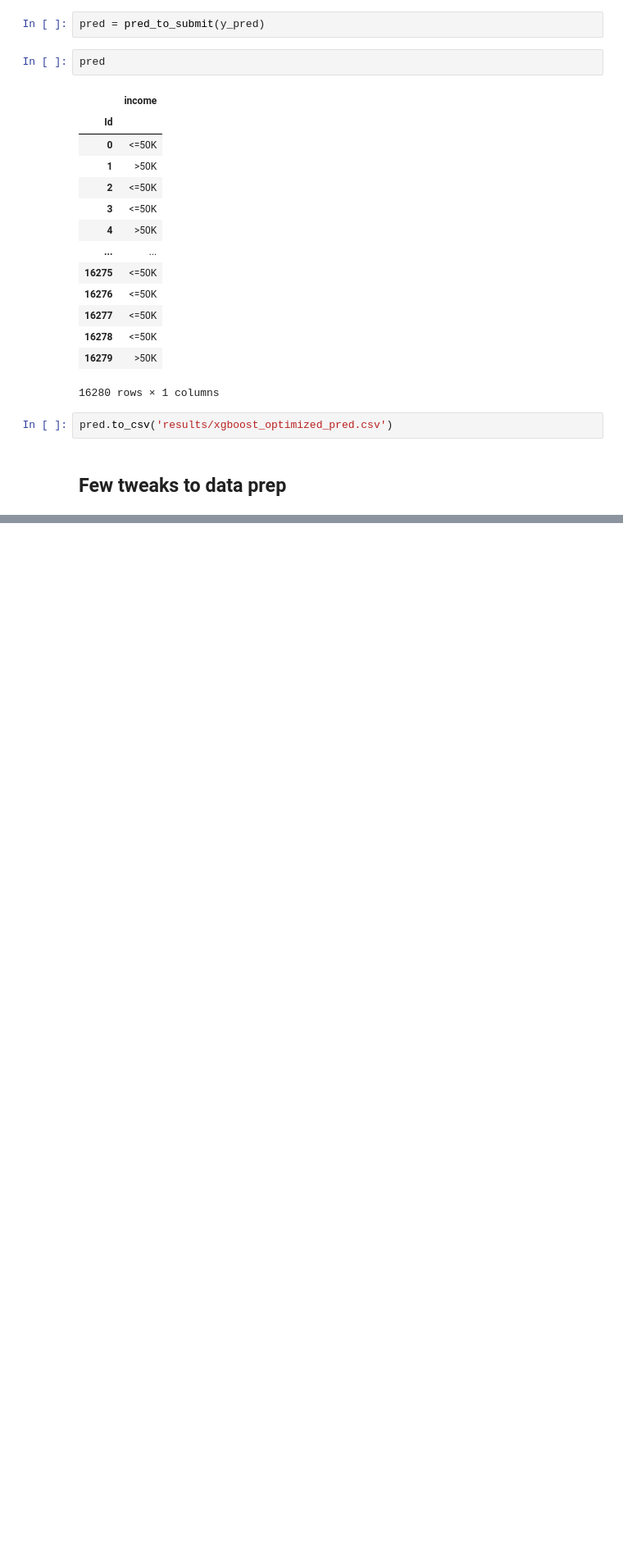
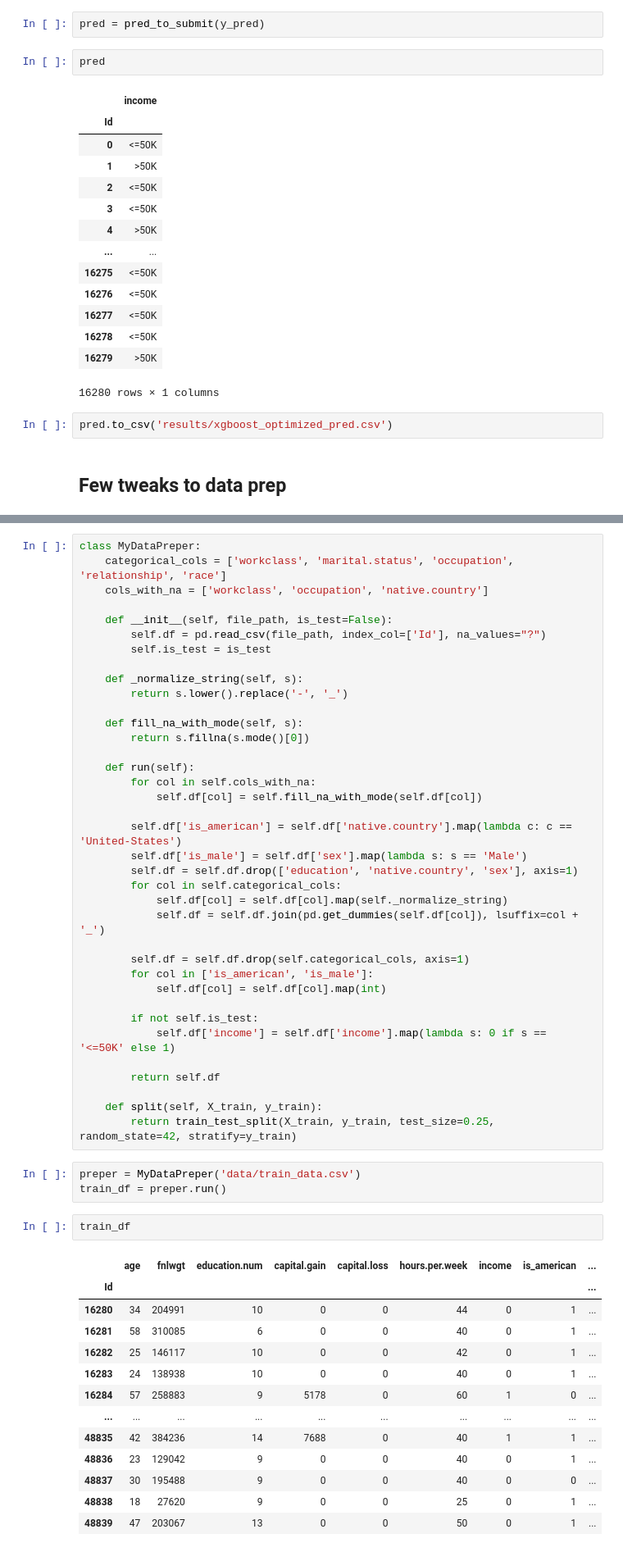
Before and after one commit to LRAbbade/adult_classifier, a Jupyter notebook: train.ipynb, the cells around one changed output, grey strips where cells are left out. Shown at 82% size. Drawn from its saved outputs; the diff is of its cells as text; blank space fills up the shorter version.

```diff
--- a/train.ipynb
+++ b/train.ipynb
@@ -509,0 +519,56 @@ pred.to_csv('results/xgboost_optimized_pred.csv')
+# %%
+class MyDataPreper:
+    categorical_cols = ['workclass', 'marital.status', 'occupation', 'relationship', 'race']
+    cols_with_na = ['workclass', 'occupation', 'native.country']
+
+    def __init__(self, file_path, is_test=False):
+        self.df = pd.read_csv(file_path, index_col=['Id'], na_values="?")
+        self.is_test = is_test
+
+    def _normalize_string(self, s):
+        return s.lower().replace('-', '_')
+
+    def fill_na_with_mode(self, s):
+        return s.fillna(s.mode()[0])
+
+    def run(self):
+        for col in self.cols_with_na:
+            self.df[col] = self.fill_na_with_mode(self.df[col])
+
+        self.df['is_american'] = self.df['native.country'].map(lambda c: c == 'United-States')
+        self.df['is_male'] = self.df['sex'].map(lambda s: s == 'Male')
+        self.df = self.df.drop(['education', 'native.country', 'sex'], axis=1)
+        for col in self.categorical_cols:
+            self.df[col] = self.df[col].map(self._normalize_string)
+            self.df = self.df.join(pd.get_dummies(self.df[col]), lsuffix=col + '_')
+
+        self.df = self.df.drop(self.categorical_cols, axis=1)
+        for col in ['is_american', 'is_male']:
+            self.df[col] = self.df[col].map(int)
+
+        if not self.is_test:
+            self.df['income'] = self.df['income'].map(lambda s: 0 if s == '<=50K' else 1)
+
+        return self.df
+
+    def split(self, X_train, y_train):
+        return train_test_split(X_train, y_train, test_size=0.25, random_state=42, stratify=y_train)
+# %%
+preper = MyDataPreper('data/train_data.csv')
+train_df = preper.run()
+# %%
+train_df
+# %% [output]
+|  | age | fnlwgt | education.num | capital.gain | capital.loss | hours.per.week | income | is_american | ... |
+| Id |  |  |  |  |  |  |  |  | ... |
+| 16280 | 34 | 204991 | 10 | 0 | 0 | 44 | 0 | 1 | ... |
+| 16281 | 58 | 310085 | 6 | 0 | 0 | 40 | 0 | 1 | ... |
+| 16282 | 25 | 146117 | 10 | 0 | 0 | 42 | 0 | 1 | ... |
+| 16283 | 24 | 138938 | 10 | 0 | 0 | 40 | 0 | 1 | ... |
+| 16284 | 57 | 258883 | 9 | 5178 | 0 | 60 | 1 | 0 | ... |
+| ... | ... | ... | ... | ... | ... | ... | ... | ... | ... |
+| 48835 | 42 | 384236 | 14 | 7688 | 0 | 40 | 1 | 1 | ... |
+| 48836 | 23 | 129042 | 9 | 0 | 0 | 40 | 0 | 1 | ... |
+| 48837 | 30 | 195488 | 9 | 0 | 0 | 40 | 0 | 0 | ... |
+| 48838 | 18 | 27620 | 9 | 0 | 0 | 25 | 0 | 1 | ... |
+| 48839 | 47 | 203067 | 13 | 0 | 0 | 50 | 0 | 1 | ... |
```
Also changed, not shown: parts of 31 cells of this notebook.
